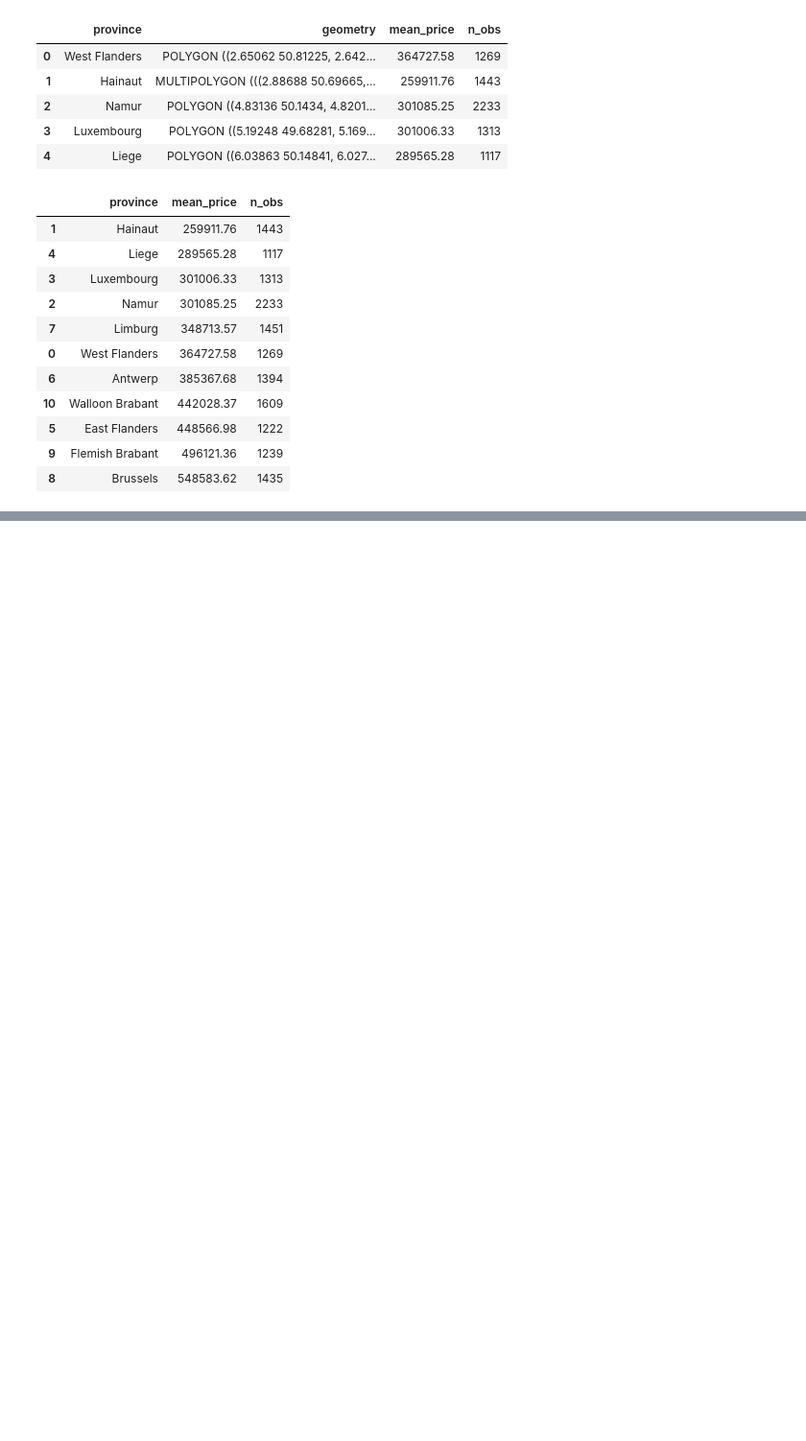
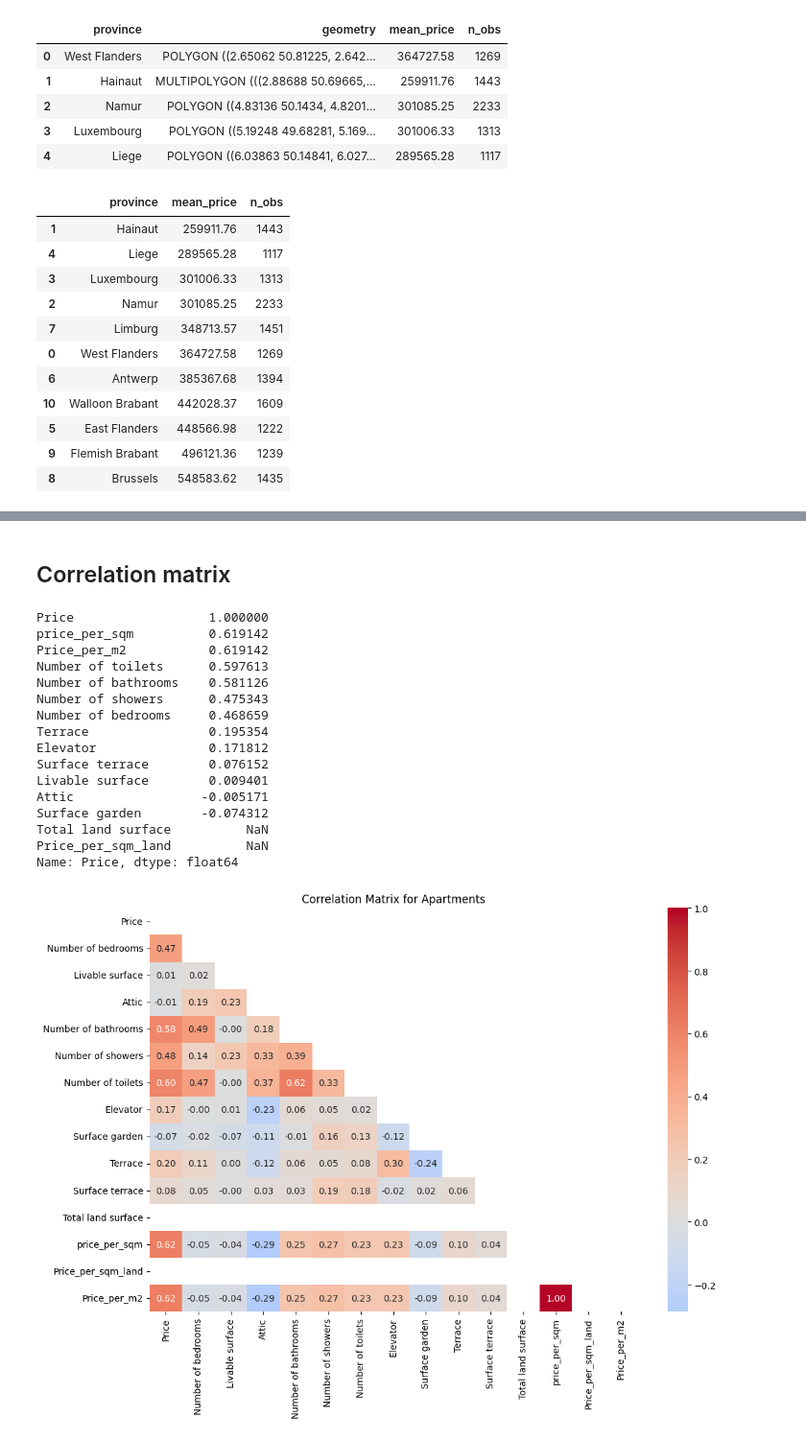
Before and after one commit to briguszmigusz/immo-eliza-data-analysis, a Jupyter notebook: analysis/astha/data_cleaning_visualization.ipynb, the cells around one changed output, grey strips where cells are left out. Shown at 96% size. Cells and saved outputs as stored; diff of their text form; code cells hidden in the pictures; blank space fills up the shorter version.

Commit message:
Added apartments visuals

```diff
--- a/analysis/astha/data_cleaning_visualization.ipynb
+++ b/analysis/astha/data_cleaning_visualization.ipynb
@@ -844,0 +1358,56 @@ m
+# %% [markdown]
+## Correlation matrix
+# %%
+apartments = apartments.drop(columns=["Garage"])
+#dropping columns with no value
+# %%
+apartments.loc[apartments["Terrace"] == 0, "Surface terrace"] = 0
+subset = apartments.dropna(subset=["Terrace", "Surface terrace"])
+#excluding these from the correlation matrix to make it prettier
+# %%
+
+import pandas as pd
+import seaborn as sns
+import matplotlib.pyplot as plt
+import numpy as np
+
+# Drop unwanted columns
+apartments_clean = apartments.drop(columns=["Swimming pool", "Garden", "postal_code", "Number of facades", "Number of garages", "Furnished"])
+
+# Select only numeric columns
+numeric_cols = apartments_clean.select_dtypes(include='number').columns
+
+# Compute correlation matrix
+corr_matrix = apartments_clean[numeric_cols].corr()
+
+# Correlation with Price
+price_corr = corr_matrix['Price'].sort_values(ascending=False)
+print(price_corr)
+
+# Create upper-triangle mask
+mask = np.triu(np.ones_like(corr_matrix, dtype=bool))
+
+# Plot heatmap
+plt.figure(figsize=(12, 8))
+sns.heatmap(corr_matrix, annot=True, mask=mask, fmt=".2f",
+            cmap='coolwarm', center=0)
+plt.title("Correlation Matrix for Apartments")
+plt.show()
+# %% [output]
+Price                  1.000000
+price_per_sqm          0.619142
+Price_per_m2           0.619142
+Number of toilets      0.597613
+Number of bathrooms    0.581126
+Number of showers      0.475343
+Number of bedrooms     0.468659
+Terrace                0.195354
+Elevator               0.171812
+Surface terrace        0.076152
+Livable surface        0.009401
+Attic                 -0.005171
+Surface garden        -0.074312
+Total land surface          NaN
+Price_per_sqm_land          NaN
+Name: Price, dtype: float64
+[figure, added]
```
Also changed, not shown: parts of 49 cells of this notebook.
